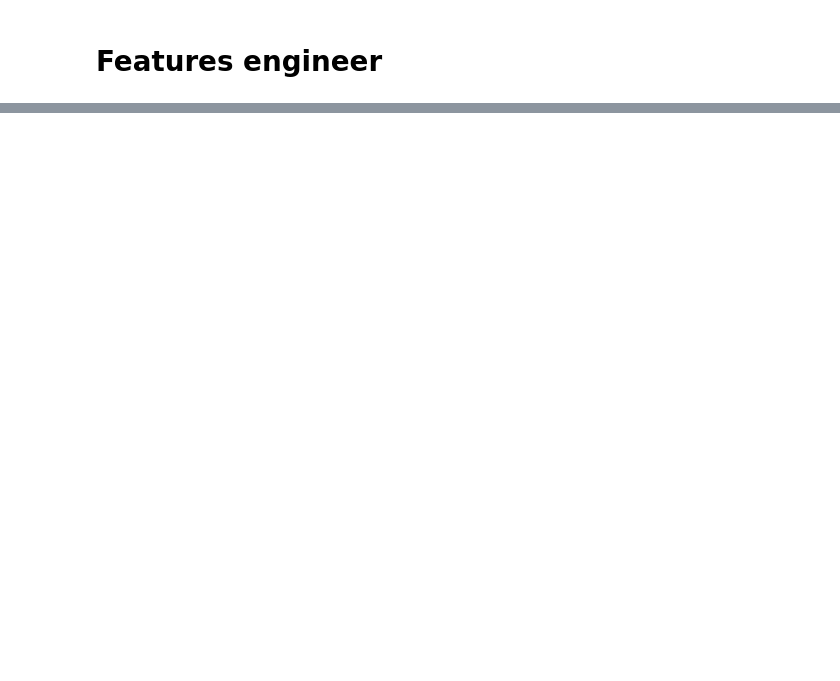
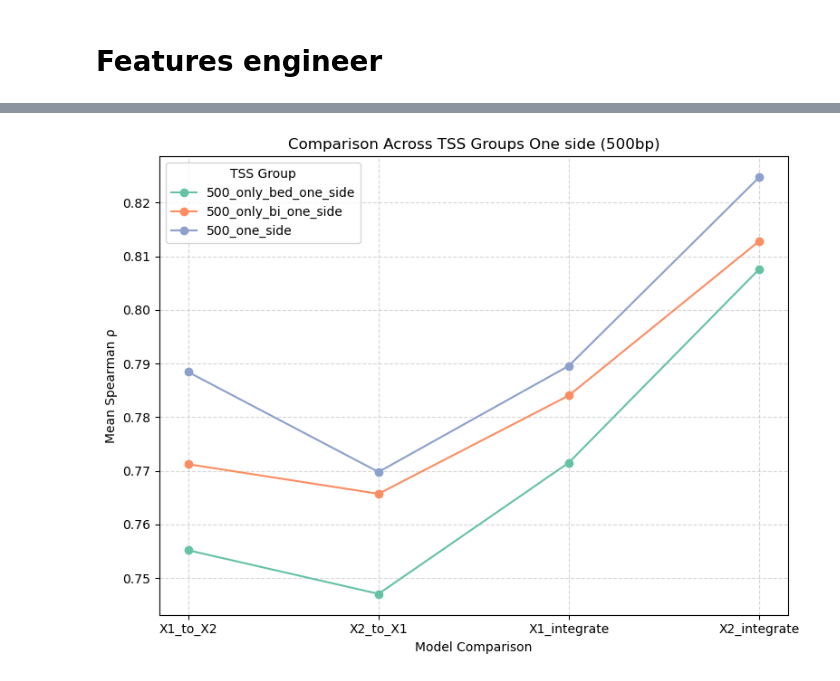
Before and after one commit to Dewey-Wang/Gene-expression-prediction, a Jupyter notebook: Full step - reference/3. compare different tss dis.ipynb, the cells around one changed output, grey strips where cells are left out. Saved outputs shown, nothing was run; the diff lists cells and outputs as text; code cells hidden in the pictures; blank space fills up the shorter version.

Commit message:
One side is better than both side. Also small tss region is better than big tss region.

```diff
--- a/Full step - reference/3. compare different tss dis.ipynb
+++ b/Full step - reference/3. compare different tss dis.ipynb
@@ -421,0 +120,99 @@ plt.show()
+# %%
+import os
+import random
+import pandas as pd
+import numpy as np
+import lightgbm as lgb
+from scipy.stats import spearmanr
+import matplotlib.pyplot as plt
+from scripts.tss_compare import run_all, run_cv
+SEED = 42
+os.environ["PYTHONHASHSEED"] = str(SEED)
+random.seed(SEED)
+np.random.seed(SEED)
+print(f"🔒 Global seed set to {SEED}")
+
+# ============================================================
+#                  CONFIGURATION
+# ============================================================
+BASE_DIRS = [
+    "../preprocessed_data/reference/1. merged data/with_y_500_only_bed_one_side",
+    "../preprocessed_data/reference/1. merged data/with_y_500_only_bi_one_side",
+    "../preprocessed_data/reference/1. merged data/with_y_500_one_side",
+]
+META_COLS = ["gene_name", "chr", "gene_start", "gene_end",
+             "TSS_start", "TSS_end", "strand", "gex", "gex_rank"]
+TARGET_COL = "gex_rank"
+chromosomes = [f"chr{i}" for i in range(2, 23)]
+
+mode="chrom_kfold"
+# ============================================================
+#                  LIGHTGBM PARAMETERS
+# ============================================================
+params = {
+        "boosting_type": "gbdt",
+        "learning_rate": 0.016676974956976915,
+        "num_leaves": 48,
+        "max_depth": 8,
+        "feature_fraction": 0.64561553423692,
+        "bagging_fraction": 0.8113835038425429,
+        "bagging_freq": 6,
+        "lambda_l1": 0.3316673054635859,
+        "lambda_l2": 0.8969317795206216,
+        "min_gain_to_split": 0.04923442843722911,
+        "min_data_in_leaf": 38,
+        "verbose": -1,
+        "seed": SEED,
+    }
+
+
+# ============================================================
+#                  MAIN LOOP OVER TSS WINDOW SIZES
+# ============================================================
+results_summary_new = []
+
+for data_dir in BASE_DIRS:
+    tss_label = os.path.basename(data_dir).replace("with_y_", "").replace("with_y", "default")
+
+    print(f"\n🏁 Running TSS={tss_label}")
+    mean_X1_to_X2 = run_cv("X1", "X2", data_dir, META_COLS, TARGET_COL, chromosomes, params , mode=mode, n_splits=5)
+    mean_X2_to_X1 = run_cv("X2", "X1", data_dir, META_COLS, TARGET_COL, chromosomes, params , mode=mode, n_splits=5)
+    X1_mean, X2_mean, X1_X2_mean = run_all(data_dir, META_COLS, TARGET_COL, chromosomes, params , mode=mode, n_splits=5)
+
+    results_summary_new.append({
+        "TSS": tss_label,
+        "X1_to_X2": mean_X1_to_X2,
+        "X2_to_X1": mean_X2_to_X1,
+        "X1_integrate": X1_mean,
+        "X2_integrate": X2_mean,
+    })
+import matplotlib.pyplot as plt
+import seaborn as sns
+
+
+results_summary_new_df_2 = pd.DataFrame(results_summary_new)
+# 建立顏色字典（自動產生足夠顏色）
+unique_tss = results_summary_new_df_2["TSS"].unique()
+palette = sns.color_palette("Set2", n_colors=len(unique_tss))
+color_map = dict(zip(unique_tss, palette))
+
+plt.figure(figsize=(8,6))
+
+# 為每組 TSS 畫線
+for tss in unique_tss:
+    df_sub = results_summary_new_df_2[results_summary_new_df_2["TSS"] == tss]
+    plt.plot(["X1_to_X2", "X2_to_X1", "X1_integrate", "X2_integrate"],
+             df_sub.iloc[0, 1:],  # 取該行除 TSS 以外的值
+             color=color_map[tss],
+             marker='o',
+             label=tss)
+
+# === 標籤與外觀 ===
+plt.xlabel("Model Comparison")
+plt.ylabel("Mean Spearman ρ")
+plt.title("Comparison Across TSS Groups One side (500bp)")
+plt.legend(title="TSS Group", loc="best")
+plt.grid(True, linestyle='--', alpha=0.5)
+plt.tight_layout()
+plt.show()
+# %% [output]
@@ -421,0 +236 @@ plt.show()
+[figure, added]
```
Also changed, not shown: parts of 22 cells of this notebook, 12 other files.
